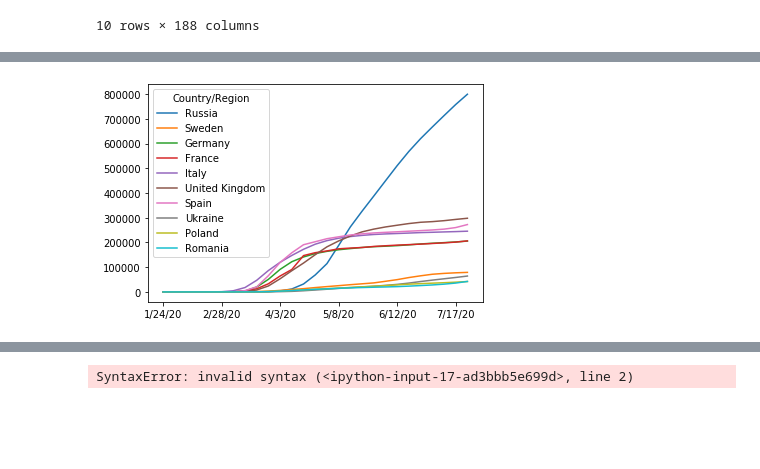
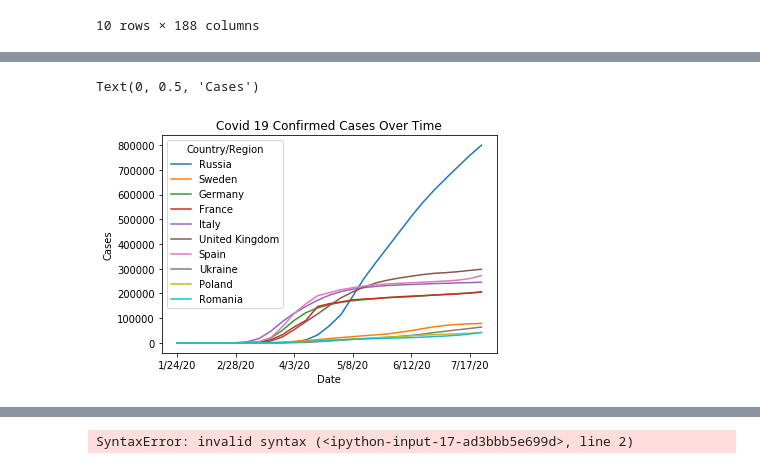
Before and after one commit to touch1295/PROJECT_1, a Jupyter notebook: cleaning.ipynb, the cells around one changed output, grey strips where cells are left out. Saved outputs shown, nothing was run; the diff lists cells and outputs as text; code cells hidden in the pictures; blank space fills up the shorter version.

```diff
--- a/cleaning.ipynb
+++ b/cleaning.ipynb
@@ -150,10 +150,14 @@ weekly_df
 | 7/10/20 | 712863 | 74898 | 199332 | 198450 | 242639 | 288133 | 253908 | 53116 | 37216 | ... |
 | 7/17/20 | 758001 | 77281 | 202045 | 201448 | 243967 | 293239 | 260255 | 58466 | 39407 | ... |
 | 7/24/20 | 799499 | 78997 | 205623 | 206418 | 245590 | 297914 | 272421 | 64173 | 42038 | ... |
-# %%
-weekly_df.plot();
-# %% [output]
-[figure, removed]
+# %%
+weekly_df.plot();
+plt.title("Covid 19 Confirmed Cases Over Time")
+plt.xlabel("Date")
+plt.ylabel("Cases")
+# %% [output]
+Text(0, 0.5, 'Cases')
+[figure, added]
 # %%
 percent_df = weekly_df.pct_change()
 percent_df
```
Also changed, not shown: parts of 1 cell of this notebook, 2 other files.
